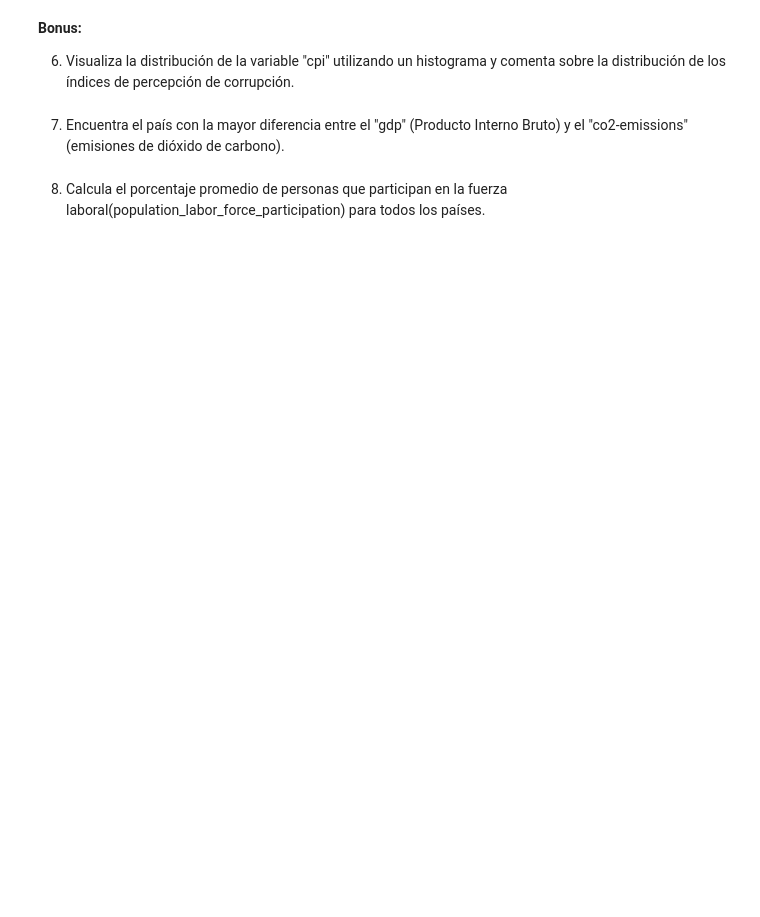
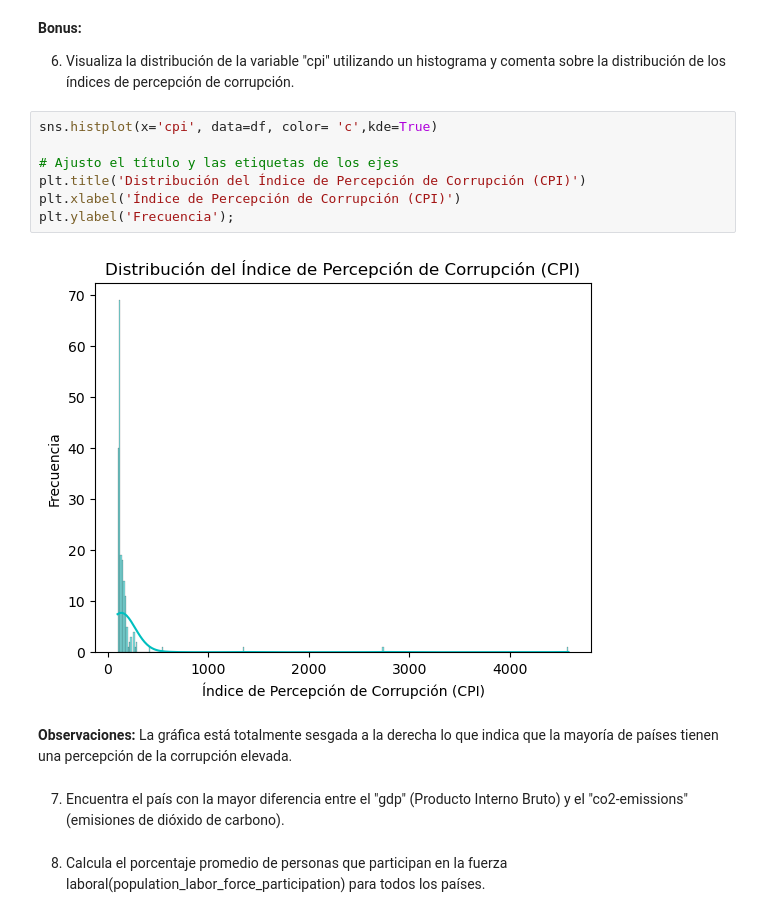
Before and after one commit to TaniaGraff/Modulo3, a Jupyter notebook: Ejercicios_Pair_Programming_Estadistica_Descriptiva.ipynb, the cells around one changed output. Cells and saved outputs as stored; diff of their text form; blank space fills up the shorter version.

```diff
--- a/Ejercicios_Pair_Programming_Estadistica_Descriptiva.ipynb
+++ b/Ejercicios_Pair_Programming_Estadistica_Descriptiva.ipynb
@@ -30,6 +158,17 @@ Objetivo: Realizar un análisis de estadísticas descriptivas para comprender me
 **Bonus:**
 
 6. Visualiza la distribución de la variable "cpi" utilizando un histograma y comenta sobre la distribución de los índices de percepción de corrupción.
+# %%
+sns.histplot(x='cpi', data=df, color= 'c',kde=True)
+
+# Ajusto el título y las etiquetas de los ejes
+plt.title('Distribución del Índice de Percepción de Corrupción (CPI)')
+plt.xlabel('Índice de Percepción de Corrupción (CPI)')
+plt.ylabel('Frecuencia');
+# %% [output]
+[figure, added]
+# %% [markdown]
+**Observaciones:** La gráfica está totalmente sesgada a la derecha lo que indica que la mayoría de países tienen una percepción de la corrupción elevada.
 # %% [markdown]
 7. Encuentra el país con la mayor diferencia entre el "gdp" (Producto Interno Bruto) y el "co2-emissions" (emisiones de dióxido de carbono).
 # %% [markdown]
```
Also changed, not shown: parts of 12 cells of this notebook.
